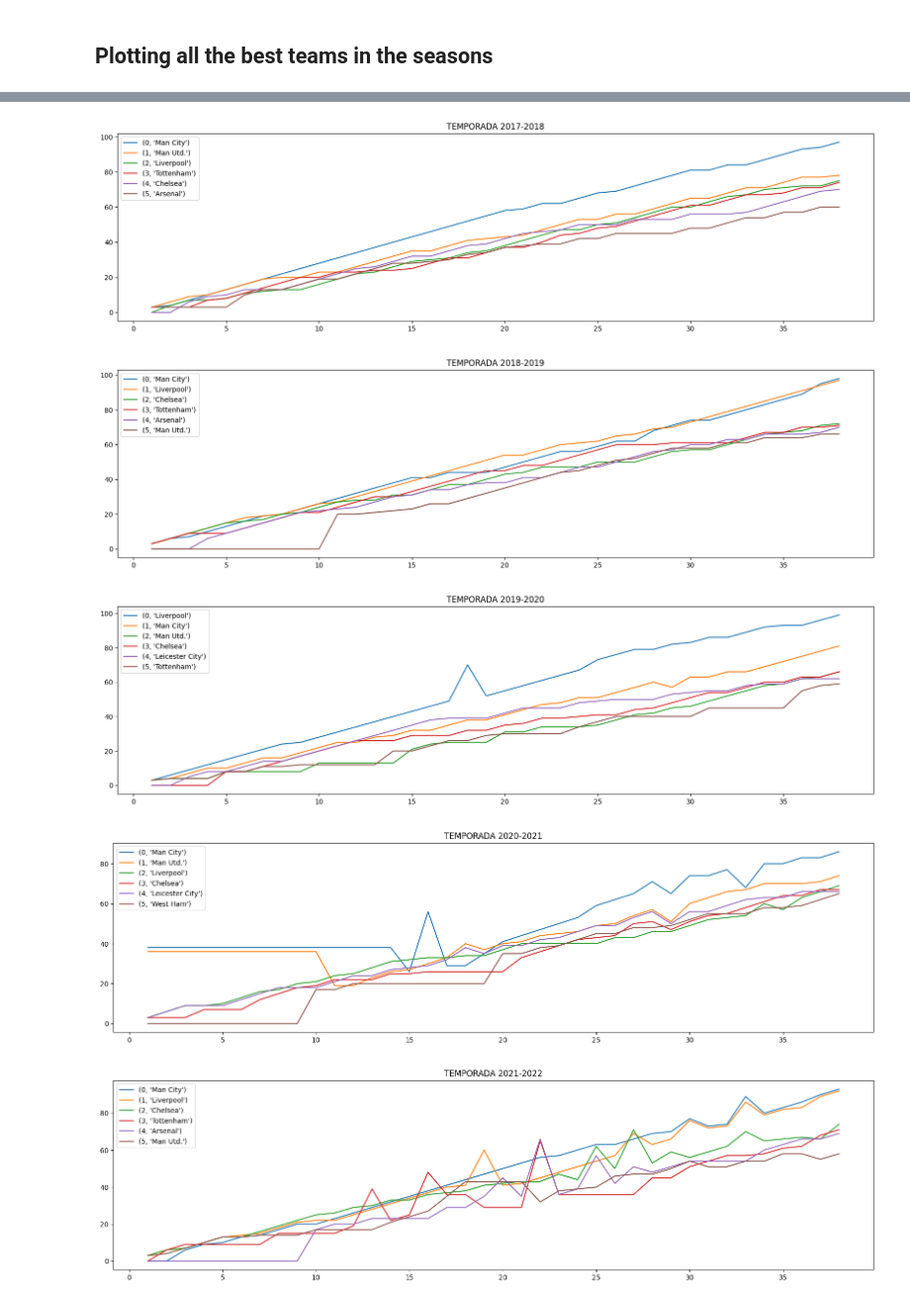
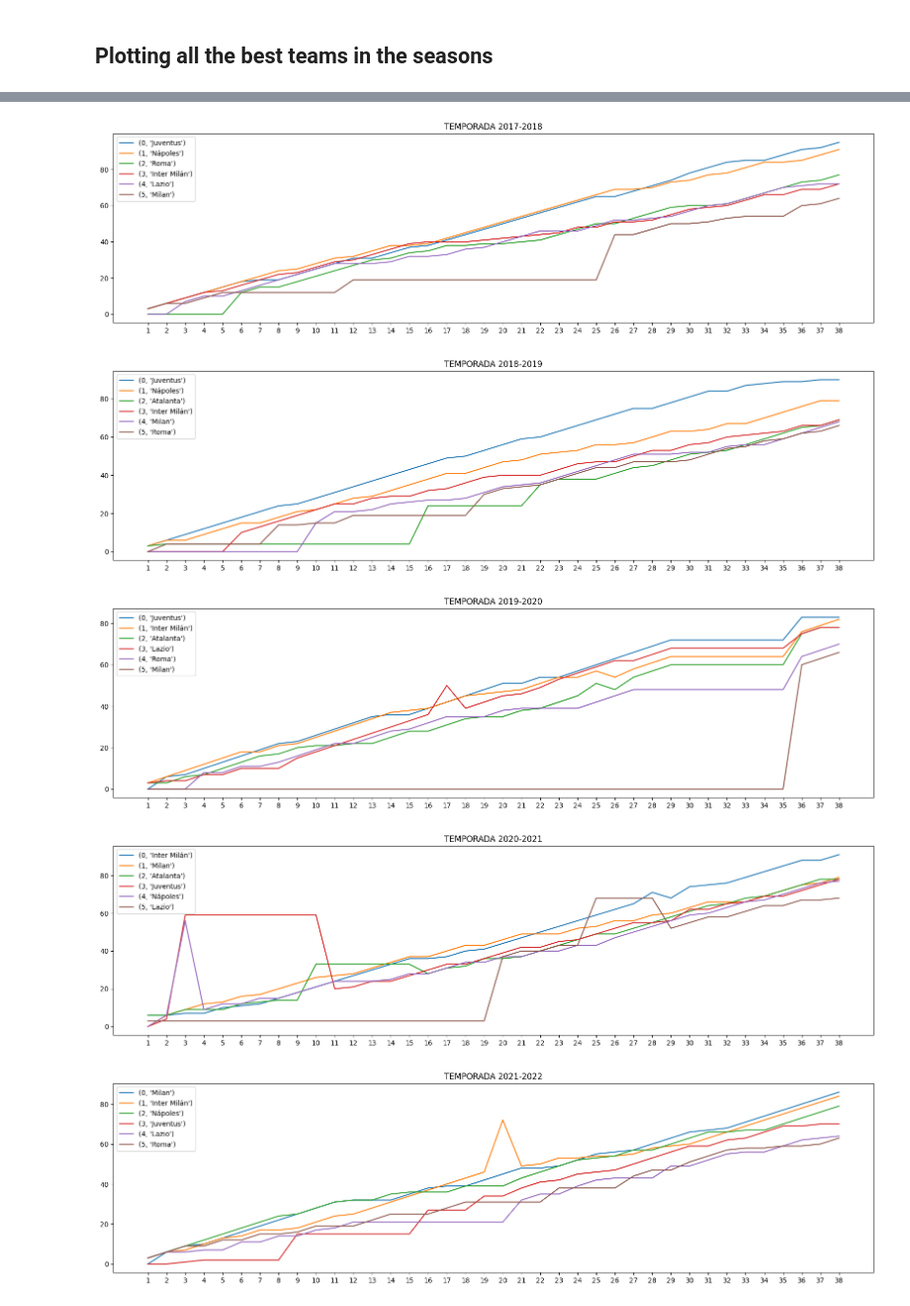
Before and after one commit to jerryperezperez/webScraping-of-SoccerLeagues, a Jupyter notebook: webscrapping.ipynb, the cells around one changed output, grey strips where cells are left out. Shown at 99% size. Drawn from its saved outputs; the diff is of its cells as text; code cells hidden in the pictures.

```diff
--- a/webscrapping.ipynb
+++ b/webscrapping.ipynb
@@ -6,11 +13,12 @@ import matplotlib.pyplot as plt
 # %%
-path = "C:\\Users\\jerry\\WebstormProjects\\web_scrapping\\PREMIERLEAGUE_"
-# path = "C:\\Users\\jerry\\WebstormProjects\\web_scrapping\\LALIGA_"
+# path = "D:\GitHub\webScraping-of-SoccerLeagues\web_scrapping\PREMIERLEAGUE_"
+path = "C:\\Users\jerry\\WebstormProjects\\web_scrapping\\calcio_"
 # %% [markdown]
 ## Selecting the seasons to analyse
 # %%
 # Declarar la lsita con los nombres de las hojas de cálclulo
 temporadas = [
+     # '2012-2013',
      '2013-2014'
     ,'2014-2015'
     ,'2015-2016'
@@ -20,7 +28,7 @@ temporadas = [
     ,'2019-2020'
     ,'2020-2021'
     ,'2021-2022'
-    ,'2022-2023_J17'
+    ,'2022-2023_J15'
     ]
 # %% [markdown]
 ## Plotting all the best teams in the seasons
@@ -39,4 +47,5 @@ for temporada in temporadas:
         plt.title("TEMPORADA " + temporada)
         ax.plot([x+1 for x in list(range(0, len(jornadas)))], dataframe[dataframe.index.get_level_values('name') == name].values.reshape(-1,1))
         plt.legend(dataframe.index, loc ="upper left")
+        plt.xticks([x+1 for x in list(range(0, len(jornadas)))])
 # %% [output]
@@ -47,5 +56,5 @@ for temporada in temporadas:
-[figure, old version]
+[figure, new version]
-[figure, old version]
+[figure, new version]
-[figure, old version]
+[figure, new version]
-[figure, old version]
+[figure, new version]
-[figure, old version]
+[figure, new version]
```
Also changed, not shown: parts of 6 cells of this notebook, 44 other files.
